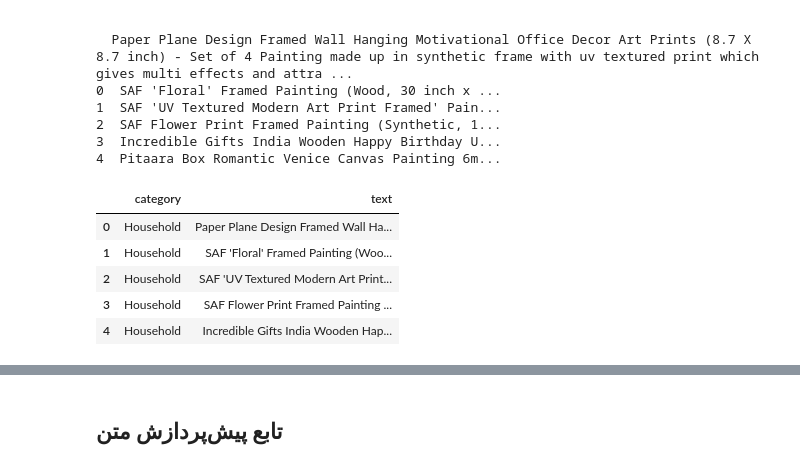
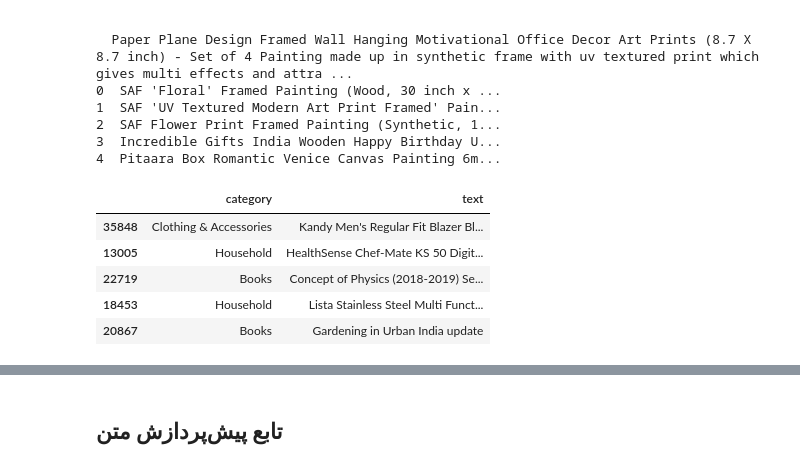
Before and after one commit to MinaJmsh/NLP, a Jupyter notebook: NLP.ipynb, the cells around one changed output, grey strips where cells are left out. Drawn from its saved outputs; the diff is of its cells as text; code cells hidden in the pictures.

```diff
--- a/NLP.ipynb
+++ b/NLP.ipynb
@@ -62,18 +60,19 @@ First 5 records:    Household  \
 # %%
 import pandas as pd
 
 # مسیر فایل
 file_path = "/kaggle/input/ecommerce-text-classification/ecommerceDataset.csv"
 
 # بارگذاری داده‌ها با تعیین نام ستون‌ها
 df = pd.read_csv(file_path, header=None, names=["category", "text"])
-
+#کم کردن حجم داده ها
+df = df.sample(n=5000, random_state=42)
 # نمایش ۵ نمونه اول
 df.head()
 # %% [output]
 |  | category | text |
-| 0 | Household | Paper Plane Design Framed Wall Ha... |
-| 1 | Household | SAF 'Floral' Framed Painting (Woo... |
-| 2 | Household | SAF 'UV Textured Modern Art Print... |
-| 3 | Household | SAF Flower Print Framed Painting ... |
-| 4 | Household | Incredible Gifts India Wooden Hap... |
+| 35848 | Clothing & Accessories | Kandy Men's Regular Fit Blazer Bl... |
+| 13005 | Household | HealthSense Chef-Mate KS 50 Digit... |
+| 22719 | Books | Concept of Physics (2018-2019) Se... |
+| 18453 | Household | Lista Stainless Steel Multi Funct... |
+| 20867 | Books | Gardening in Urban India update |
```
Also changed, not shown: parts of 19 cells of this notebook.
